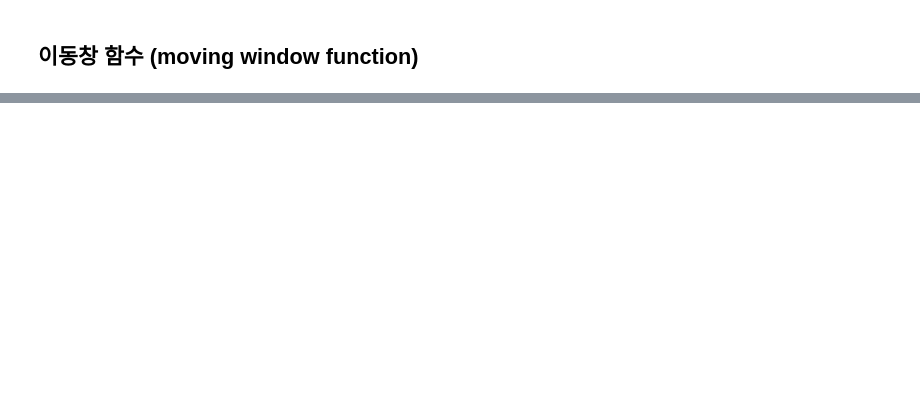
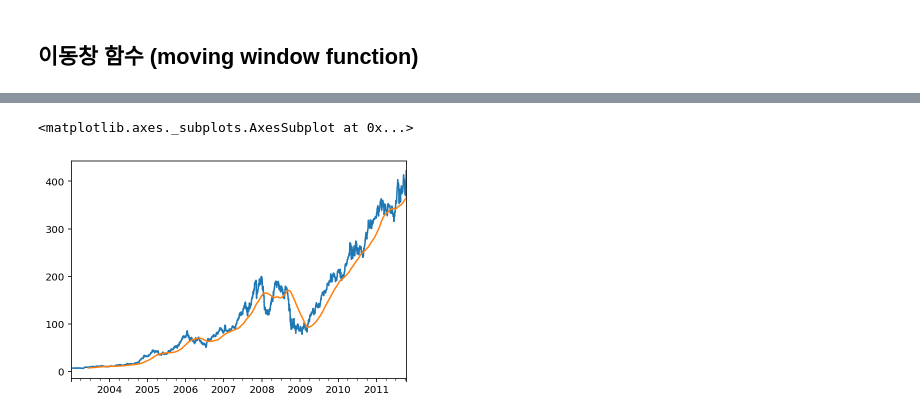
Before and after one commit to hwayoung306/AI, a Jupyter notebook: 20220421_py_07_시계열데이터분석_ipynb의_사본.ipynb, the cells around one changed output, grey strips where cells are left out. Drawn from its saved outputs; the diff is of its cells as text; code cells hidden in the pictures; blank space fills up the shorter version.

```diff
--- a/20220421_py_07_시계열데이터분석_ipynb의_사본.ipynb
+++ b/20220421_py_07_시계열데이터분석_ipynb의_사본.ipynb
@@ -736,0 +981,3 @@ Freq: D, dtype: int64
+# %%
+df = pd.read_csv(drive_path + 'stock_px.csv', index_col=0, parse_dates=True)
+df.index
@@ -736,0 +1017,7 @@ Freq: D, dtype: int64
+# %%
+df[ ['AAPL','MSFT','XOM'] ]
+df.loc[:, 'AAPL':'XOM']
+df.iloc[:, :-1]
+
+df = df.iloc[:, :-1]
+df.head(3)
@@ -736,0 +1029,3 @@ Freq: D, dtype: int64
+# %%
+rdf = df.resample('B').ffill()
+rdf[:12]
@@ -736,0 +1046,7 @@ Freq: D, dtype: int64
+# %%
+# 애플 주가의 250일 이동평균
+rdf['AAPL'].plot()
+rdf['AAPL'].rolling(120).mean().plot()
+# %% [output]
+<matplotlib.axes._subplots.AxesSubplot at 0x...>
+[figure, added]
```
Also changed, not shown: parts of 47 cells of this notebook.
